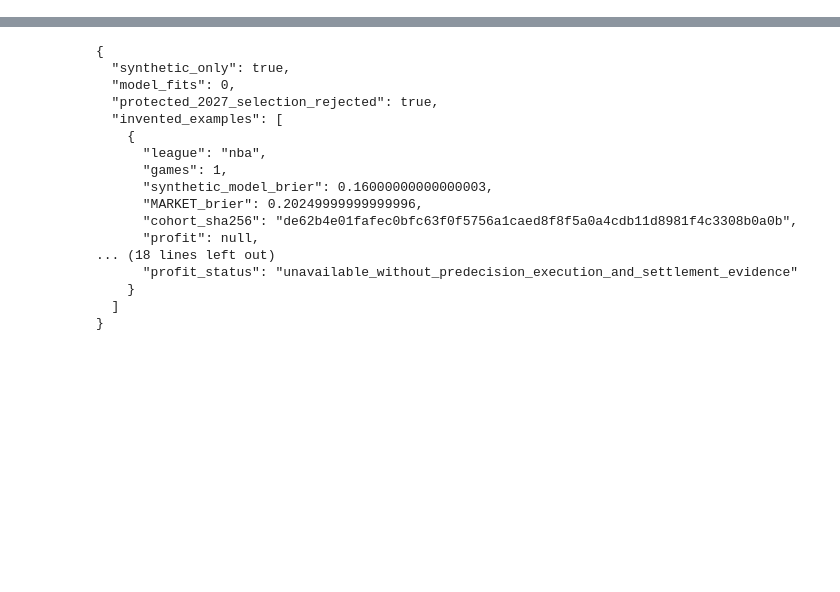
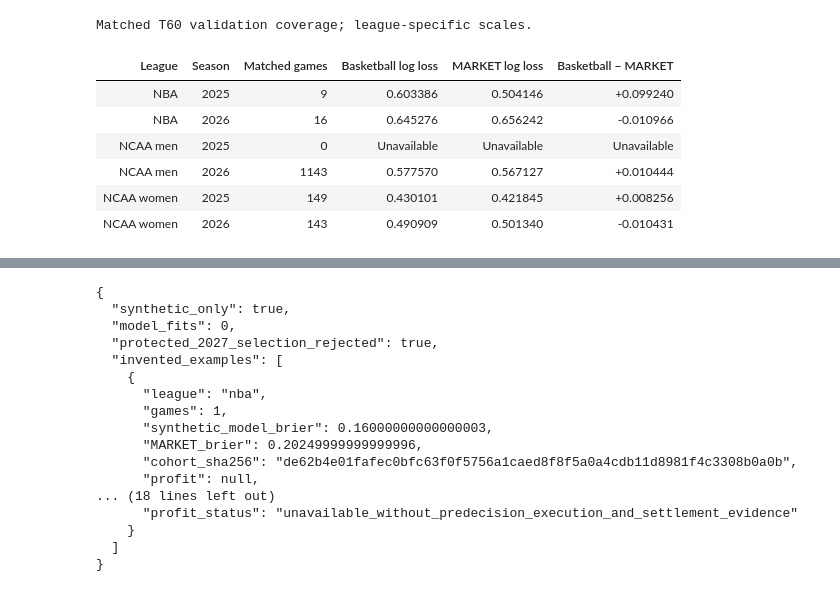
Before and after one commit to alvaromendizabal/sports-edge-lab, a Jupyter notebook: notebooks/basketball_review.ipynb, the cells around one changed output, grey strips where cells are left out. Cells and saved outputs as stored; diff of their text form; code cells hidden in the pictures; blank space fills up the shorter version.

```diff
--- a/notebooks/basketball_review.ipynb
+++ b/notebooks/basketball_review.ipynb
@@ -140,0 +109,17 @@ assert owner['prospectively_settled_games_at_issue']==0
+# %%
+fig=make_subplots(rows=1,cols=3,subplot_titles=[NAMES[k] for k in ('nba','ncaam','ncaaw')],shared_xaxes=True,shared_yaxes=True)
+for col,league in enumerate(('nba','ncaam','ncaaw'),1):
+    track=tracks[league]
+    choice=next(s for s in track['selections'] if s['cohort']=='full_basketball')
+    old=track['baseline_full_selection']['selected_recipe']
+    new=choice['selected_recipe']
+    for recipe,label,color,dash in [(old,'B002 selection','#7B8795','dash'),(new,'B003 selection',colors[league],'solid')]:
+        row=next(r for r in choice['leaderboard'] if r['recipe']==recipe)
+        bins=row['calibration_bins']
+        fig.add_trace(go.Scatter(x=[b['mean_probability'] for b in bins],y=[b['observed_rate'] for b in bins],customdata=[b['n'] for b in bins],mode='lines+markers',name=f'{NAMES[league]} · {label}',line={'color':color,'dash':dash},hovertemplate='Mean p %{x:.3f}<br>Observed %{y:.3f}<br>Games %{customdata}<extra></extra>'),row=1,col=col)
+    fig.add_trace(go.Scatter(x=[0,1],y=[0,1],mode='lines',line={'color':'#CDD2D8','dash':'dot'},showlegend=False,hoverinfo='skip'),row=1,col=col)
+    fig.update_xaxes(title_text='Mean predicted probability',range=[0,1],row=1,col=col)
+    fig.update_yaxes(title_text='Observed home-win frequency',range=[0,1],row=1,col=col)
+fig.update_layout(height=430,width=1150,template='plotly_white',legend={'orientation':'h','y':-0.23},margin={'l':55,'r':20,'t':55,'b':100},title_text='Selected historical reliability: gains coexist with calibration weaknesses')
+show_figure(fig,'Pooled selected-model reliability curves; no new calibration is fitted.')
+calibration_figure_completed=True
@@ -140,0 +134,27 @@ assert owner['prospectively_settled_games_at_issue']==0
+# %%
+fig=make_subplots(rows=1,cols=3,subplot_titles=[NAMES[k] for k in ('nba','ncaam','ncaaw')])
+for col,league in enumerate(('nba','ncaam','ncaaw'),1):
+    for source,label,color in [(baseline,'B002','#A6AFBD'),(evidence,'B003',colors[league])]:
+        track=next(t for t in source['tracks'] if t['league']==league and t['horizon_minutes']==60)
+        counts=[]
+        for year in (2025,2026):
+            matches=[r for r in track['season_scorecards'] if (r['cohort'],r['validation_season'],r['recipe'])==('matched_MARKET',year,'MARKET_raw')]
+            counts.append(matches[0]['n'] if matches else 0)
+        fig.add_trace(go.Bar(x=['2025','2026'],y=counts,name=f'{NAMES[league]} · {label}',marker_color=color,text=counts,textposition='outside'),row=1,col=col)
+    fig.update_xaxes(title_text='Validation season ending',row=1,col=col)
+    fig.update_yaxes(title_text='Matched validation games',rangemode='tozero',row=1,col=col)
+fig.update_layout(height=420,width=1150,template='plotly_white',barmode='group',legend={'orientation':'h','y':-0.25},margin={'l':55,'r':25,'t':55,'b':100},title_text='Actual matched MARKET coverage after model-fold exclusions')
+show_figure(fig,'Matched T60 validation coverage; league-specific scales.')
+rows=[r for r in matched_selected_rows(evidence) if r['horizon_minutes']==60]
+table(['League','Season','Matched games','Basketball log loss','MARKET log loss','Basketball − MARKET'],[[NAMES[r['league']],r['season'],r['n'],'Unavailable' if r['n']==0 else f"{r['model_log_loss']:.6f}",'Unavailable' if r['n']==0 else f"{r['market_log_loss']:.6f}",'Unavailable' if r['n']==0 else f"{r['difference']:+.6f}"] for r in rows])
+assert evidence['evaluation']['market_advantage_established'] is False
+market_figure_completed=True
+# %% [output]
+Matched T60 validation coverage; league-specific scales.
+| League | Season | Matched games | Basketball log loss | MARKET log loss | Basketball − MARKET |
+| NBA | 2025 | 9 | 0.603386 | 0.504146 | +0.099240 |
+| NBA | 2026 | 16 | 0.645276 | 0.656242 | -0.010966 |
+| NCAA men | 2025 | 0 | Unavailable | Unavailable | Unavailable |
+| NCAA men | 2026 | 1143 | 0.577570 | 0.567127 | +0.010444 |
+| NCAA women | 2025 | 149 | 0.430101 | 0.421845 | +0.008256 |
+| NCAA women | 2026 | 143 | 0.490909 | 0.501340 | -0.010431 |
```
Also changed, not shown: parts of 21 cells of this notebook, 16 other files.
